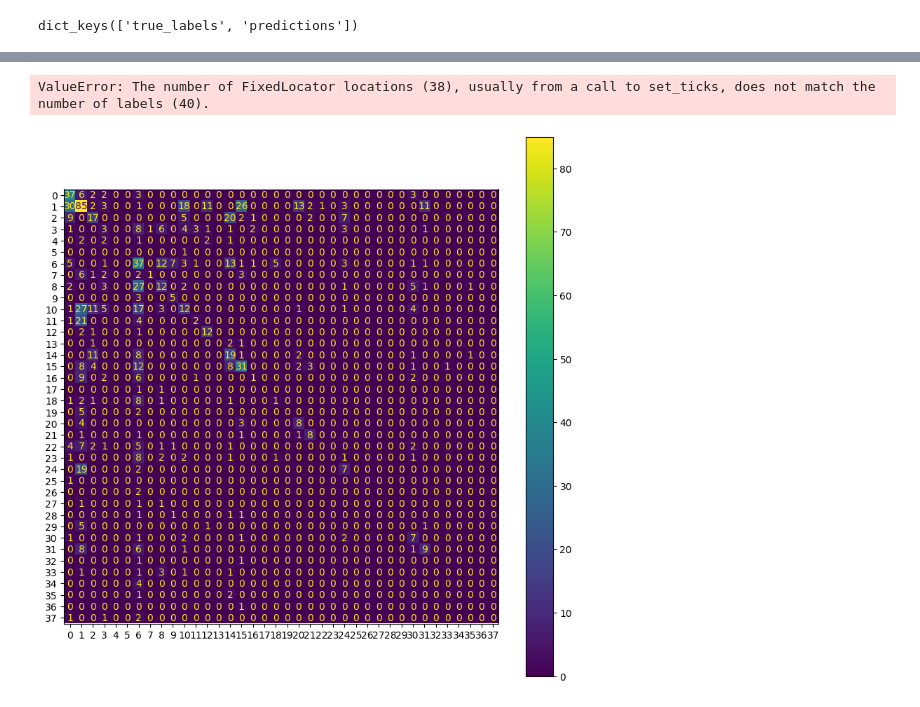
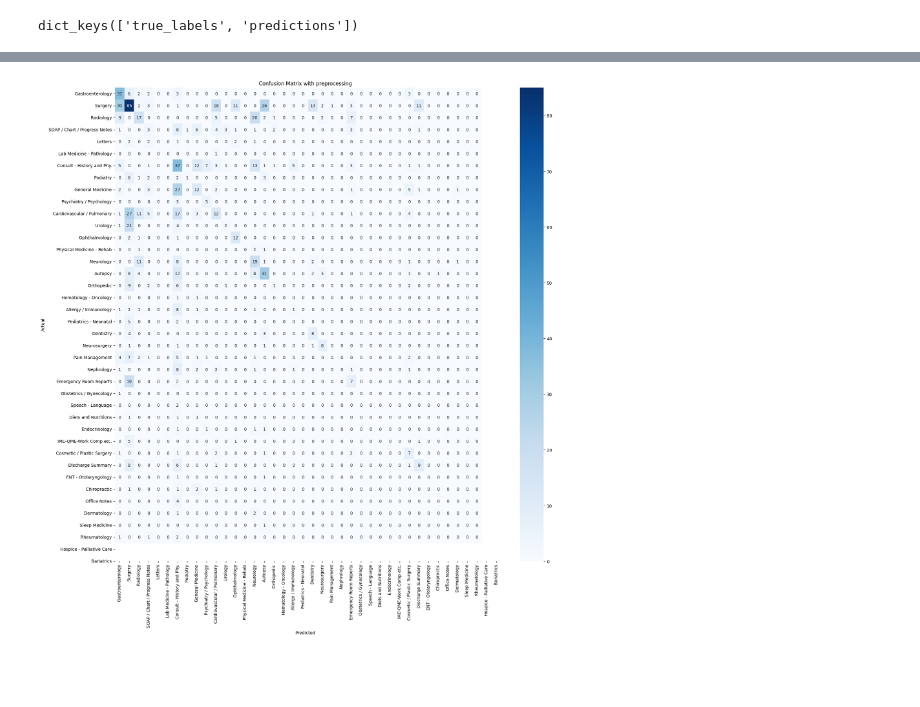
Before and after one commit to vitamys/nlp, a Jupyter notebook: Project_Task3_GroupC.ipynb, the cells around one changed output, grey strips where cells are left out. Drawn from its saved outputs; the diff is of its cells as text; code cells hidden in the pictures; blank space fills up the shorter version.

```diff
--- a/Project_Task3_GroupC.ipynb
+++ b/Project_Task3_GroupC.ipynb
@@ -363,10 +430,10 @@ Validation Results - Accuracy: 0.336, Precision: 0.295, Recall: 0.336, F1: 0.303
 # %%
 # load predictions and true labels and plot
 with open("model_evaluation_data_project.pkl", "rb") as handle:
-    dict = pickle.load(handle)
+    dict_pp = pickle.load(handle)
 
-y_test = dict["true_labels"]
-preds = dict["predictions"]
-print(dict.keys())
+y_test_pp = dict_pp["true_labels"]
+preds_pp = dict_pp["predictions"]
+print(dict_pp.keys())
 # %% [output]
 dict_keys(['true_labels', 'predictions'])
@@ -394,16 +475,27 @@ labels
-# %%
-from sklearn import metrics
-import matplotlib.pyplot as plt
-
-confusion_matrix = metrics.confusion_matrix(y_test, preds)
-cm_display = metrics.ConfusionMatrixDisplay(
-    confusion_matrix=confusion_matrix, display_labels=labels
-)
-cm_display.plot()
-plt.show()
-# %% [output]
-ValueError: The number of FixedLocator locations (38), usually from a call to set_ticks, does not match the number of labels (40).
-[figure, removed]
+# %%
+from sklearn.metrics import confusion_matrix
+import matplotlib.pyplot as plt
+import seaborn as sns
+import numpy as np
+
+# Assuming true_labels and predictions are your labels and predictions
+cm = confusion_matrix(y_test_pp, preds_pp)
+
+plt.figure(figsize=(20, 20))
+sns.heatmap(
+    cm,
+    annot=True,
+    fmt="d",
+    cmap="Blues",
+    xticklabels=idx2label.values(),
+    yticklabels=idx2label.values(),
+)
+plt.title("Confusion Matrix with preprocessing")
+plt.ylabel("Actual")
+plt.xlabel("Predicted")
+plt.show()
+# %% [output]
+[figure, added]
 # %%
 # Normalized Confusion Matrix
 cm_normalized = cm.astype("float") / cm.sum(axis=1)[:, np.newaxis]
```
Also changed, not shown: parts of 21 cells of this notebook, 5 other files.
